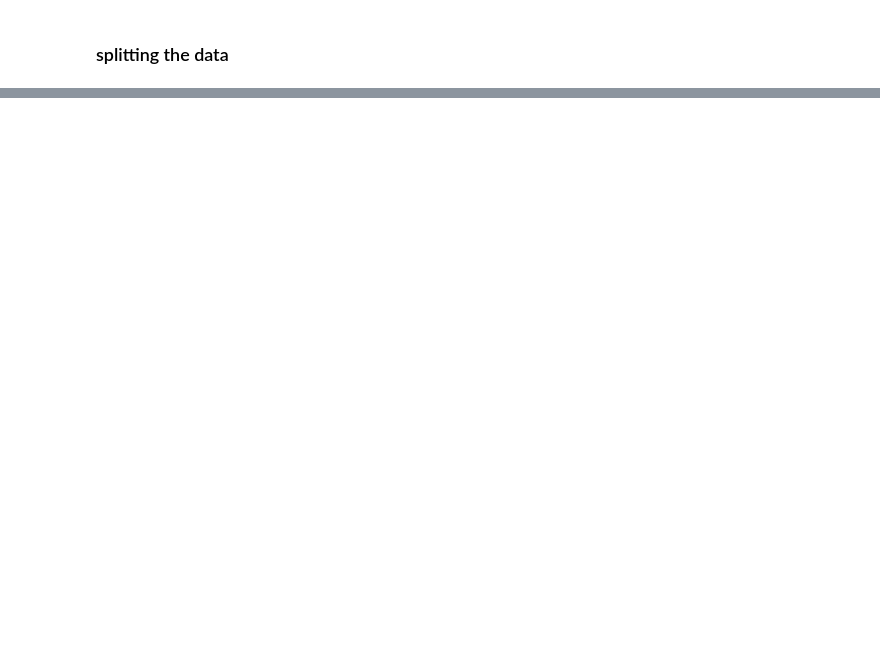
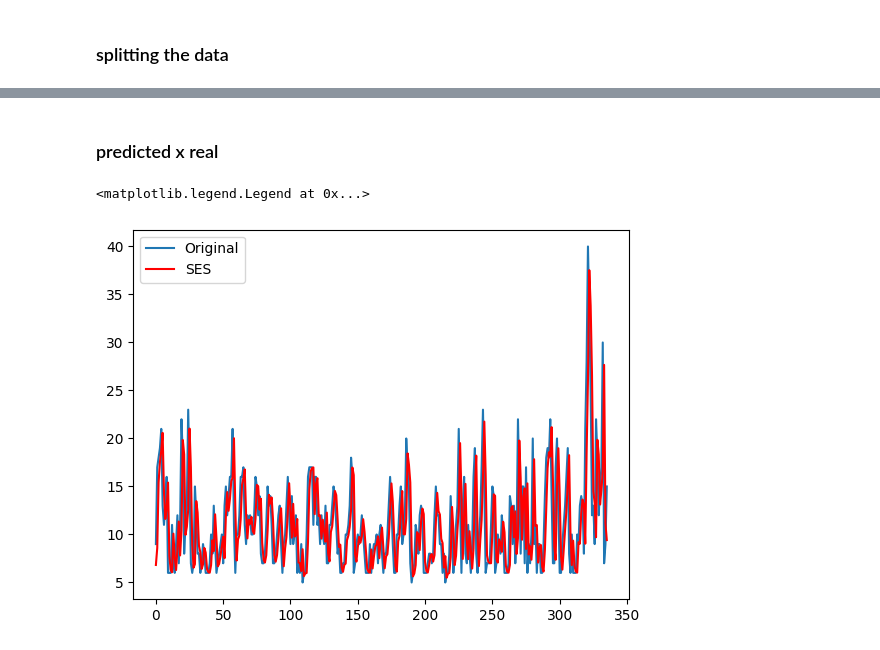
Before and after one commit to rayenamer/PredictiveMaintenance, a Jupyter notebook: TimeSeriesPrediction.ipynb, the cells around one changed output, grey strips where cells are left out. Saved outputs shown, nothing was run; the diff lists cells and outputs as text; code cells hidden in the pictures; blank space fills up the shorter version.

Commit message:
model 3/5 done

```diff
--- a/TimeSeriesPrediction.ipynb
+++ b/TimeSeriesPrediction.ipynb
@@ -41,0 +27,3 @@ tsdata.sample(10)
+# %%
+dataExtracted = pd.read_csv('./CleanDataForTimeSeries.csv') #import
+dataExtracted.sample(5) #sample 5 rows
@@ -149,0 +59,15 @@ MSE on test set: 63.59263836957015
+# %%
+# Ensure datetime index and sort
+dataExtracted.index = pd.to_datetime(dataExtracted.index)
+dataExtracted = dataExtracted.sort_index()
+
+# Calculate 70% split point
+split_index = int(len(dataExtracted) * 0.7)
+split_date = dataExtracted.index[split_index]
+
+# Split the dataset
+df_training = dataExtracted.loc[dataExtracted.index <= split_date]
+df_test = dataExtracted.loc[dataExtracted.index > split_date]
+
+# Print summary
+print(f"{len(df_training)} days of training data\n{len(df_test)} days of testing data")
@@ -149,0 +448,18 @@ MSE on test set: 63.59263836957015
+# %%
+# Instialisation des Dictionnaires
+resultsDict = {}
+predictionsDict = {}
+# Parcourez les données de test, entraînez-vous et prédisez 1 jour à l'avance pour toutes les données de test
+index = len(df_training)
+yhat = list()
+
+for t in tqdm(range(len(df_test.nombre_pannes))):
+    temp_train = dataExtracted[:len(df_training)+t]
+    model = SimpleExpSmoothing(temp_train.nombre_pannes) #une instance de la classe SimpleExpSmoothing doit être instanciée et transmise aux données d'apprentissage
+    model_fit_expo = model.fit()
+    predictions = model_fit_expo.predict(start=len(temp_train), end=len(temp_train))
+    yhat = yhat + [predictions]
+
+yhat = pd.concat(yhat) # list to dataframe
+resultsDict['SES'] = evaluate(df_test.nombre_pannes, yhat.values)
+predictionsDict['SES'] = yhat.values
@@ -149,0 +484,9 @@ MSE on test set: 63.59263836957015
+# %% [markdown]
+### predicted x real
+# %%
+plt.plot(df_test.nombre_pannes.values, label='Original')
+plt.plot(yhat.values, color='red', label='SES')
+plt.legend()
+# %% [output]
+<matplotlib.legend.Legend at 0x...>
+[figure, added]
```
Also changed, not shown: parts of 14 cells of this notebook, 1 other file.
